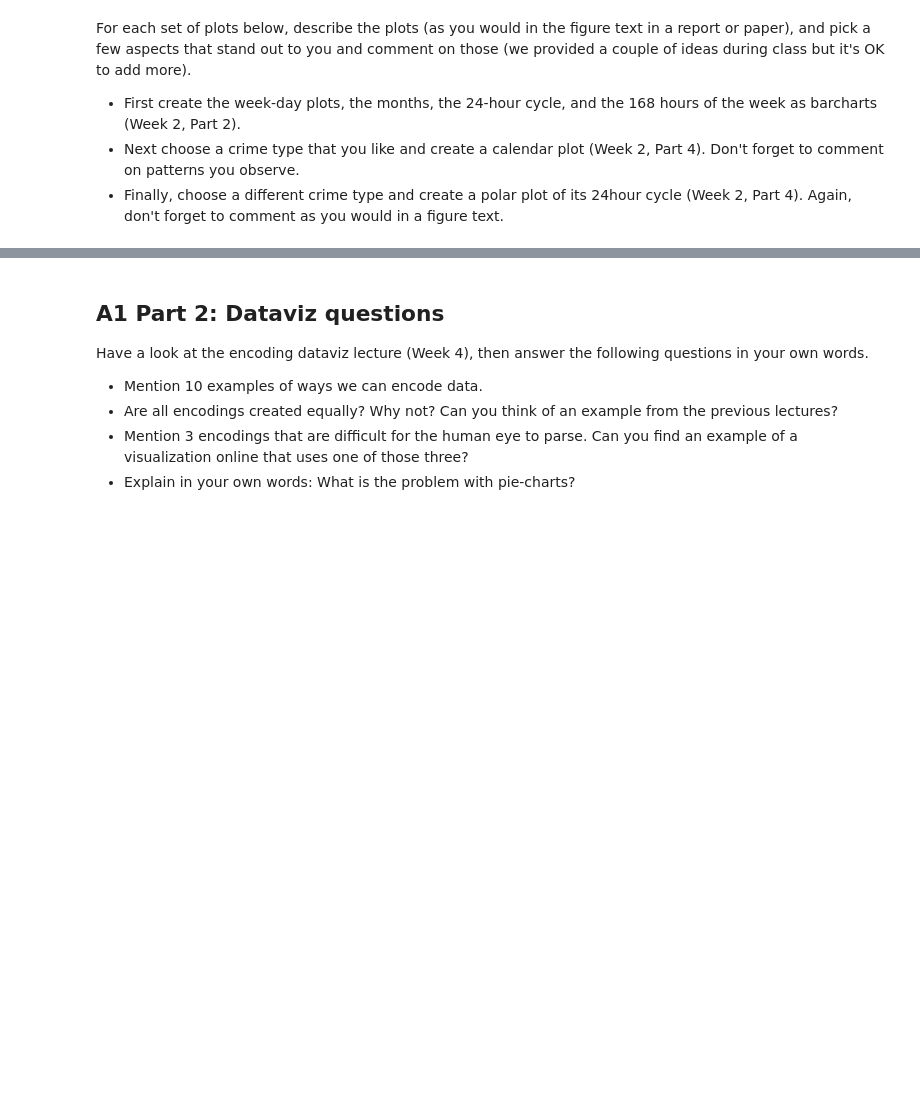
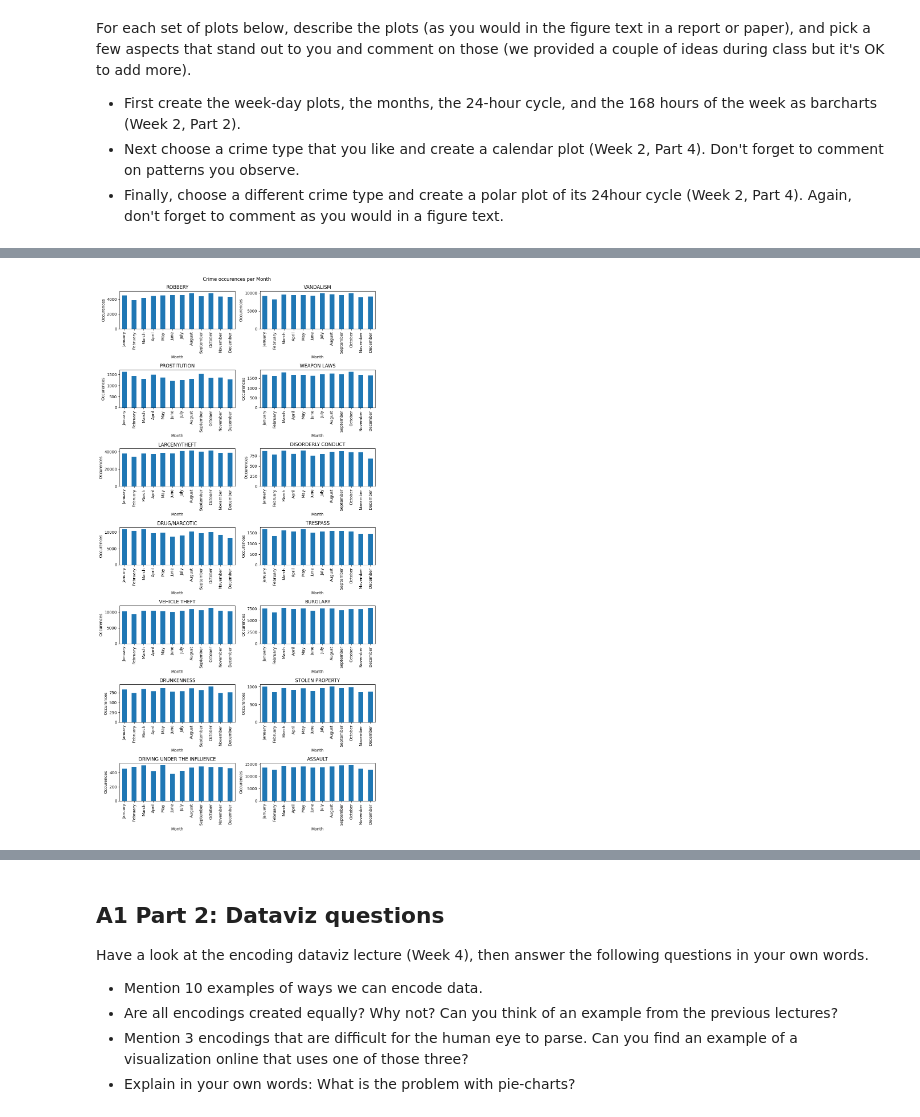
Before and after one commit to s185231/02806Assignments, a Jupyter notebook: Assignment1.ipynb, the cells around one changed output, grey strips where cells are left out. Cells and saved outputs as stored; diff of their text form; code cells hidden in the pictures; blank space fills up the shorter version.

```diff
--- a/Assignment1.ipynb
+++ b/Assignment1.ipynb
@@ -29,0 +45,13 @@ For each set of plots below, describe the plots (as you would in the figure text
+# %%
+df['Month'] = df['Timestamp'].dt.month_name()
+fig = plt.figure(figsize=(10,20))
+for i, crime in enumerate(focuscrimes):
+    df_i = df.loc[df.Category == crime]
+    crimes_per_Month = df_i.groupby([df_i['Timestamp'].dt.month,df_i['Timestamp'].dt.month_name()])['Month'].value_counts()
+    crimes_per_Month = crimes_per_Month.droplevel(0,'index').droplevel(0,'index')
+    ax = fig.add_subplot(7, 2, i + 1)
+    crimes_per_Month.plot(ax=ax, kind='bar', title=crime, xlabel="Month", ylabel="Occurences")
+fig.suptitle('Crime occurences per Month')
+fig.tight_layout(rect=[0, 0, 1, 0.99])
+# %% [output]
+[figure, added]
```
Also changed, not shown: parts of 8 cells of this notebook.
